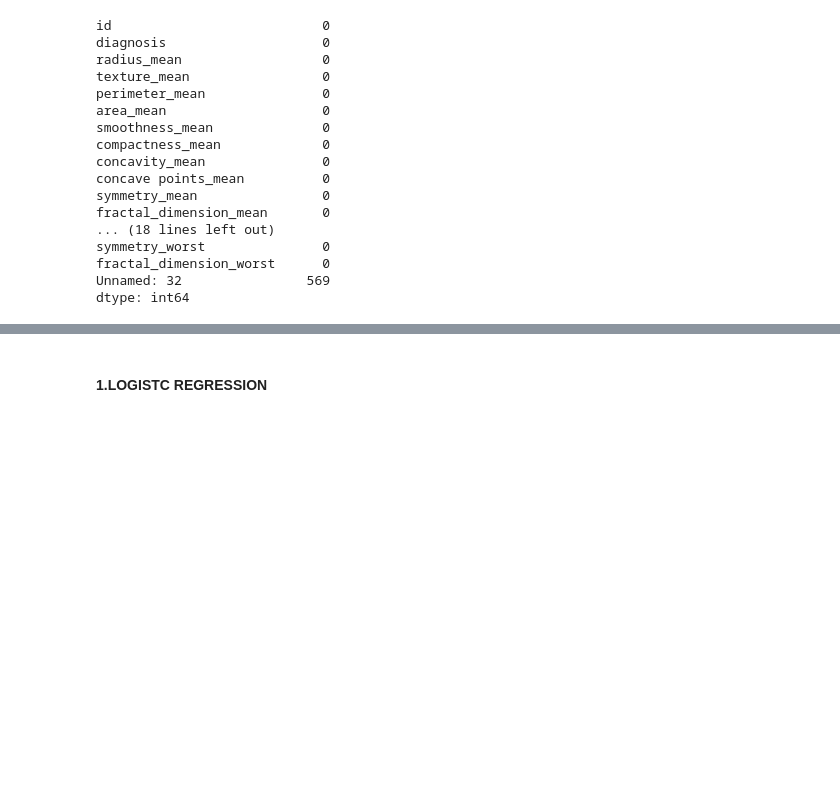
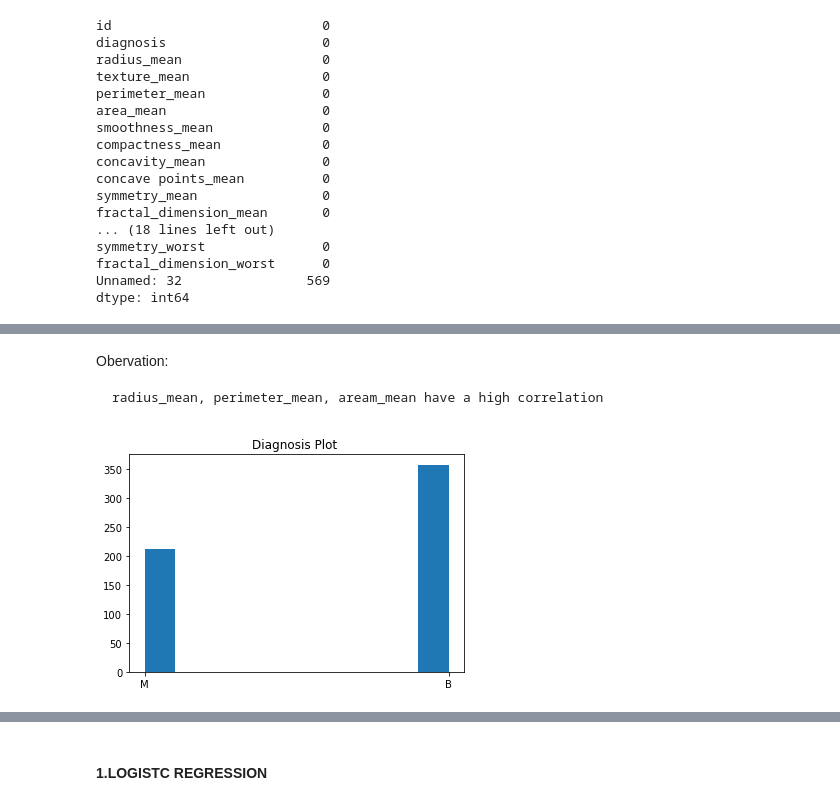
Before and after one commit to celine-kanagwa/AI_Final_Project, a Jupyter notebook: Untitled.ipynb, the cells around one changed output, grey strips where cells are left out. Saved outputs shown, nothing was run; the diff lists cells and outputs as text; code cells hidden in the pictures; blank space fills up the shorter version.

```diff
--- a/Untitled.ipynb
+++ b/Untitled.ipynb
@@ -123,0 +148,10 @@ M: Malignant 212 rows
+# %% [markdown]
+Obervation:
+
+    radius_mean, perimeter_mean, aream_mean have a high correlation
+# %%
+plt.hist(Df['diagnosis'])
+plt.title('Diagnosis Plot ')
+plt.show()
+# %% [output]
+[figure, added]
```
Also changed, not shown: parts of 88 cells of this notebook, 3 other files.
